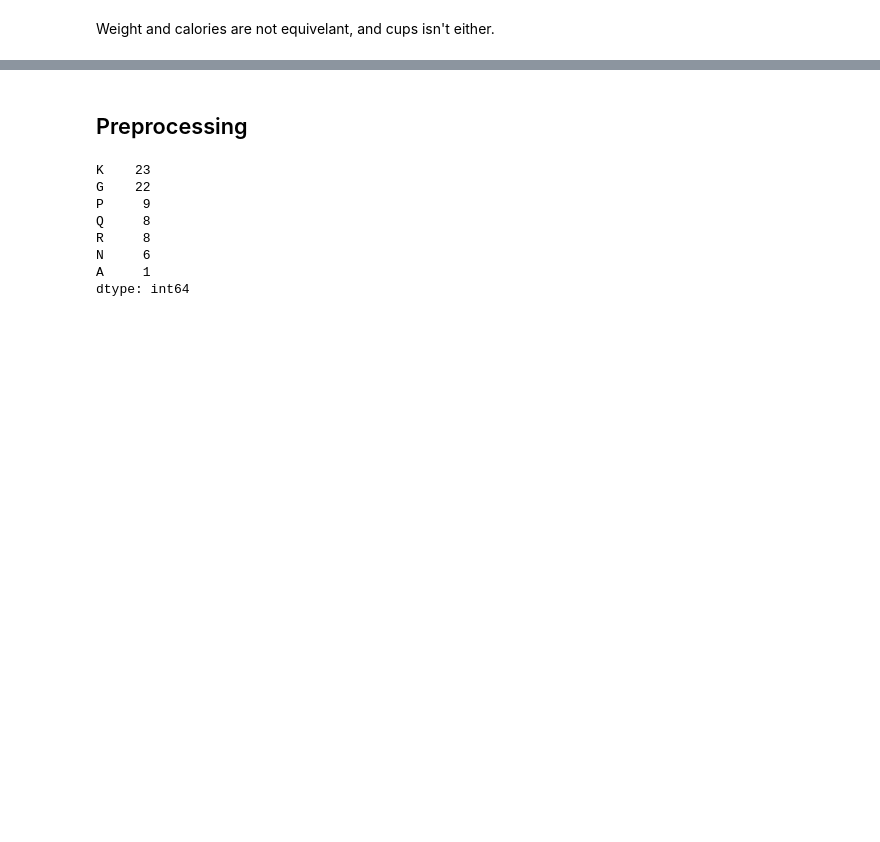
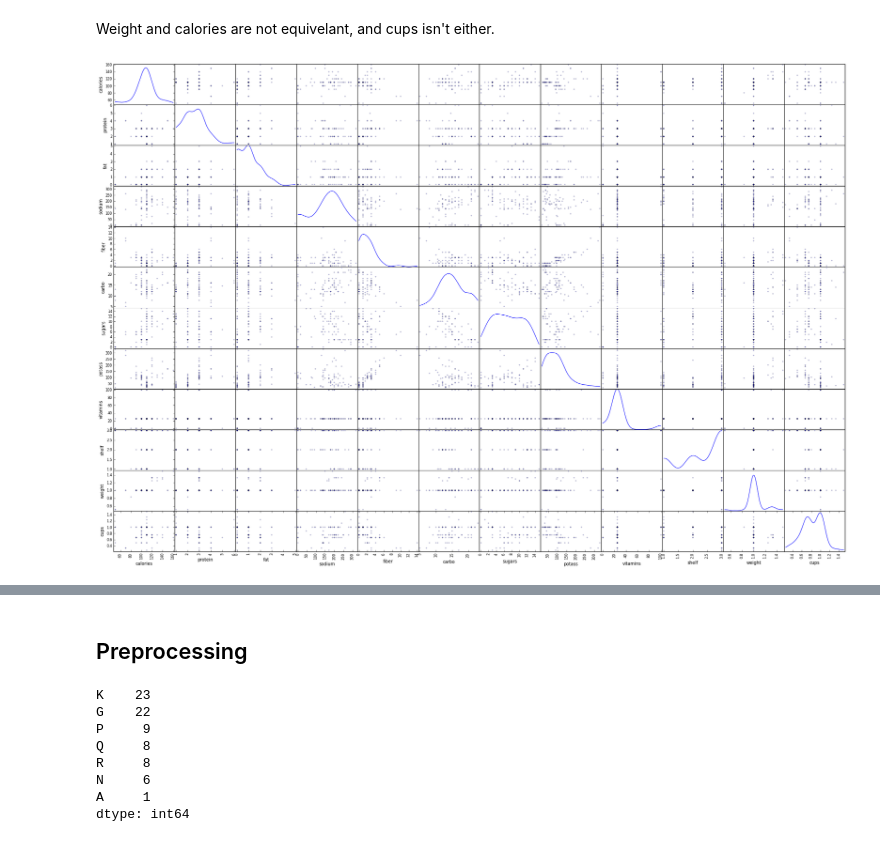
Before and after one commit to tiyd-python-2015-05/honey-nut-clusters, a Jupyter notebook: Cereals.ipynb, the cells around one changed output, grey strips where cells are left out. Drawn from its saved outputs; the diff is of its cells as text; code cells hidden in the pictures; blank space fills up the shorter version.

```diff
--- a/Cereals.ipynb
+++ b/Cereals.ipynb
@@ -62,3 +70,7 @@ Weight and calories are not equivelant, and cups isn't either.
+# %%
+scatter_matrix(df, alpha=0.2, figsize=(30, 20), diagonal='kde');
+# %% [output]
+[figure, added]
 # %%
 df.head()
 # %% [output]
```
Also changed, not shown: parts of 26 cells of this notebook.
